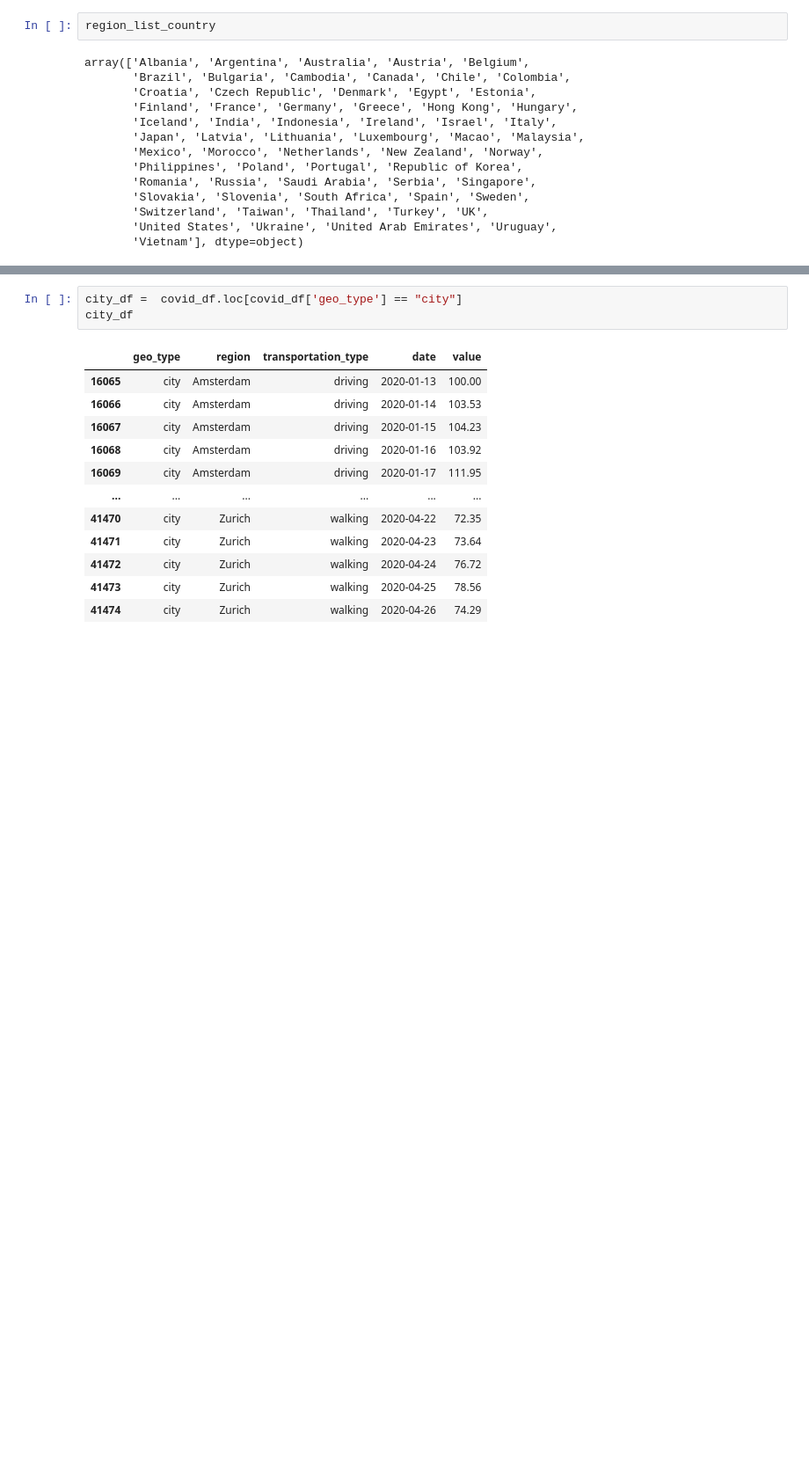
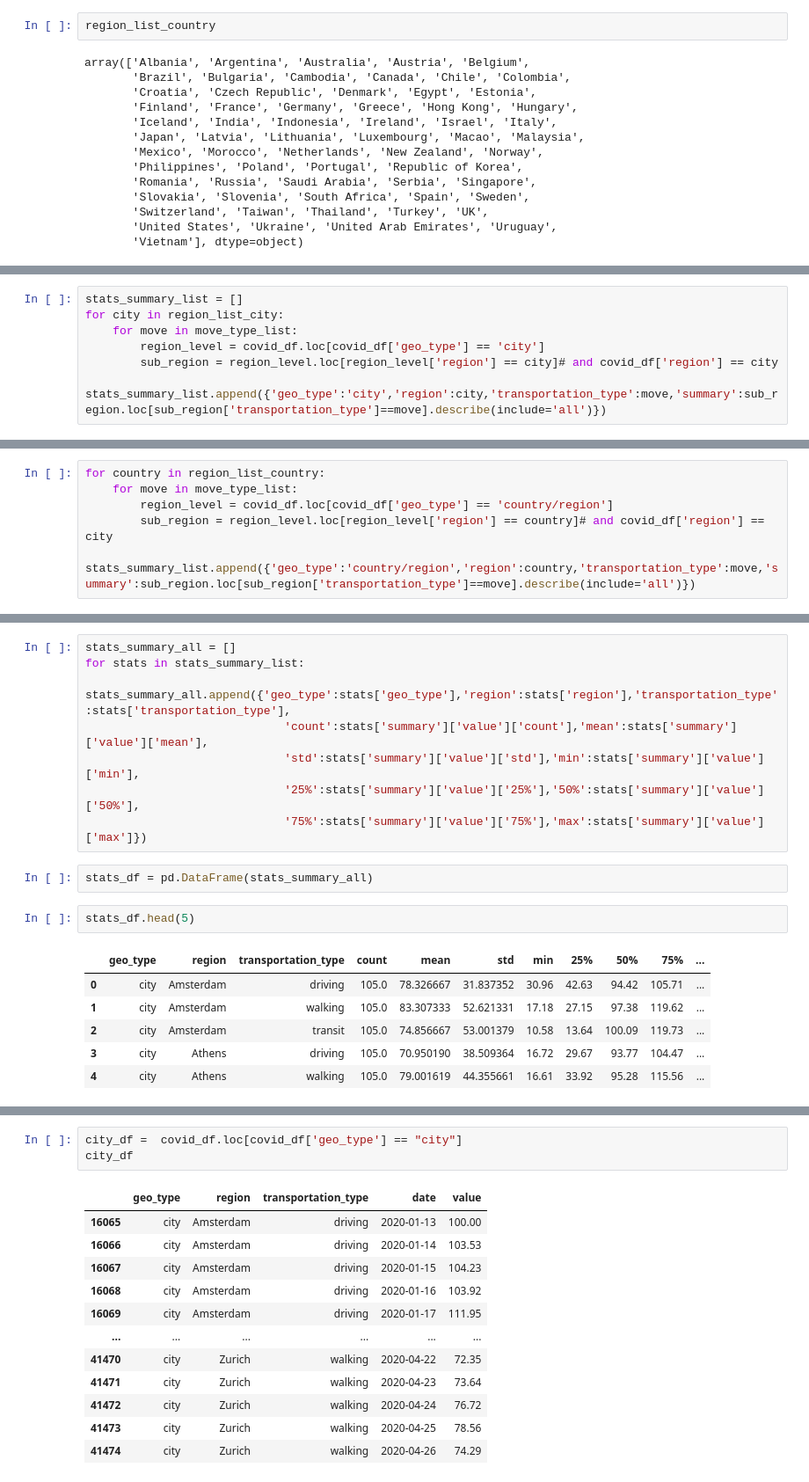
Before and after one commit to rockhound03/CovidDataExplore, a Jupyter notebook: Covid_analytics.ipynb, the cells around one changed output, grey strips where cells are left out. Shown: that part at 88% size. Cells and saved outputs as stored; diff of their text form; blank space fills up the shorter version.

Commit message:
general stats by region / transport type

```diff
--- a/Covid_analytics.ipynb
+++ b/Covid_analytics.ipynb
@@ -102,0 +113,7 @@ array(['Albania', 'Argentina', 'Australia', 'Austria', 'Belgium',
+# %%
+stats_summary_list = []
+for city in region_list_city:
+    for move in move_type_list:
+        region_level = covid_df.loc[covid_df['geo_type'] == 'city']
+        sub_region = region_level.loc[region_level['region'] == city]# and covid_df['region'] == city
+        stats_summary_list.append({'geo_type':'city','region':city,'transportation_type':move,'summary':sub_region.loc[sub_region['transportation_type']==move].describe(include='all')})
@@ -102,0 +124,6 @@ array(['Albania', 'Argentina', 'Australia', 'Austria', 'Belgium',
+# %%
+for country in region_list_country:
+    for move in move_type_list:
+        region_level = covid_df.loc[covid_df['geo_type'] == 'country/region']
+        sub_region = region_level.loc[region_level['region'] == country]# and covid_df['region'] == city
+        stats_summary_list.append({'geo_type':'country/region','region':country,'transportation_type':move,'summary':sub_region.loc[sub_region['transportation_type']==move].describe(include='all')})
@@ -102,0 +145,19 @@ array(['Albania', 'Argentina', 'Australia', 'Austria', 'Belgium',
+# %%
+stats_summary_all = []
+for stats in stats_summary_list:
+    stats_summary_all.append({'geo_type':stats['geo_type'],'region':stats['region'],'transportation_type':stats['transportation_type'],
+                             'count':stats['summary']['value']['count'],'mean':stats['summary']['value']['mean'],
+                             'std':stats['summary']['value']['std'],'min':stats['summary']['value']['min'],
+                             '25%':stats['summary']['value']['25%'],'50%':stats['summary']['value']['50%'],
+                             '75%':stats['summary']['value']['75%'],'max':stats['summary']['value']['max']})
+# %%
+stats_df = pd.DataFrame(stats_summary_all)
+# %%
+stats_df.head(5)
+# %% [output]
+|  | geo_type | region | transportation_type | count | mean | std | min | 25% | 50% | 75% | ... |
+| 0 | city | Amsterdam | driving | 105.0 | 78.326667 | 31.837352 | 30.96 | 42.63 | 94.42 | 105.71 | ... |
+| 1 | city | Amsterdam | walking | 105.0 | 83.307333 | 52.621331 | 17.18 | 27.15 | 97.38 | 119.62 | ... |
+| 2 | city | Amsterdam | transit | 105.0 | 74.856667 | 53.001379 | 10.58 | 13.64 | 100.09 | 119.73 | ... |
+| 3 | city | Athens | driving | 105.0 | 70.950190 | 38.509364 | 16.72 | 29.67 | 93.77 | 104.47 | ... |
+| 4 | city | Athens | walking | 105.0 | 79.001619 | 44.355661 | 16.61 | 33.92 | 95.28 | 115.56 | ... |
```
Also changed, not shown: parts of 8 cells of this notebook.
